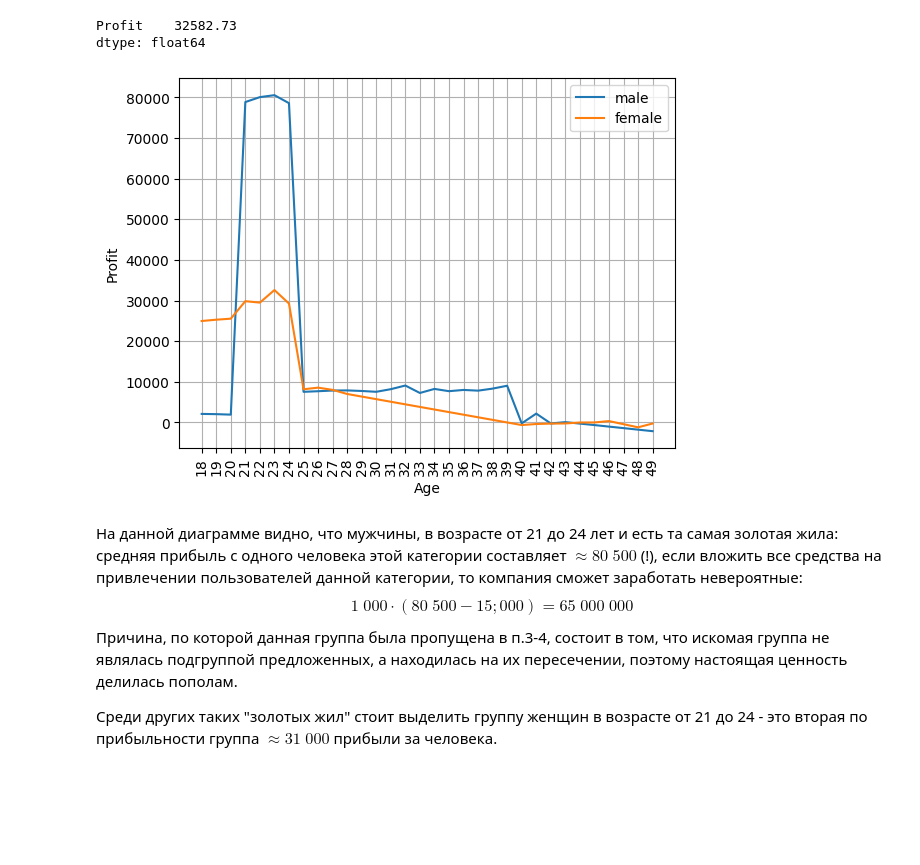
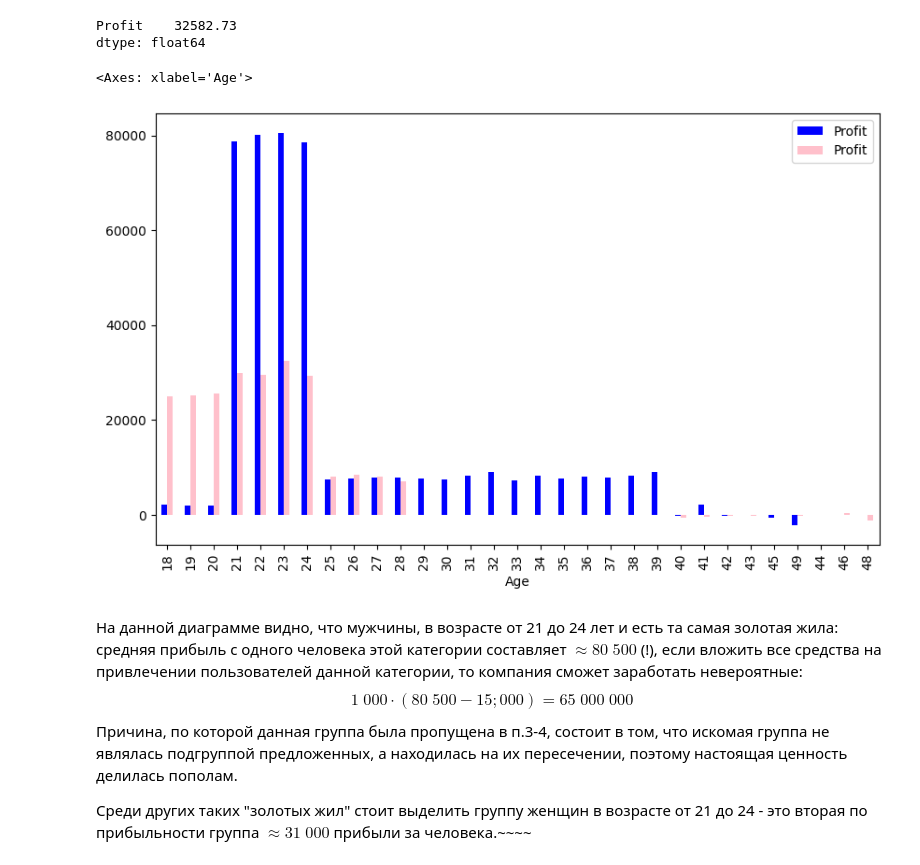
Before and after one commit to a1pha-dev/Cases-Math-Stats-Intro, a Jupyter notebook: src/main.ipynb, the cells around one changed output. Drawn from its saved outputs; the diff is of its cells as text; code cells hidden in the pictures; blank space fills up the shorter version.

```diff
--- a/src/main.ipynb
+++ b/src/main.ipynb
@@ -158,23 +178,14 @@ gold_female_df.max()
 Profit    32582.73
 dtype: float64
 # %%
-# male
-plt.plot(gold_male_df.index, gold_male_df["Profit"], label="male")
-
-# female
-plt.plot(gold_female_df.index, gold_female_df["Profit"], label="female")
-
-plt.grid(visible=True, which='both')
-plt.xticks(range(18, 50), rotation=90)
-plt.yticks(range(0, 85_000, 10_000))
-plt.xlabel("Age")
-plt.ylabel("Profit")
-plt.legend()
-plt.show()
+gold_df = pd.concat([gold_male_df, gold_female_df], axis=1
+                    ).rename(columns={1: "male", 2: "female"}).fillna(0)
+gold_df.plot(kind='bar', figsize=(10, 6), color=['blue', 'pink'])
 # %% [output]
+<Axes: xlabel='Age'>
-[figure, old version]
+[figure, new version]
 # %% [markdown]
 На данной диаграмме видно, что мужчины, в возрасте от 21 до 24 лет и есть та самая золотая жила: средняя прибыль с одного человека этой категории составляет $\approx 80\;500$ (!), если вложить все средства на привлечении пользователей данной категории, то компания сможет заработать невероятные: $$1\;000 \cdot(80\;500-15;000)=\boxed{65\;000\;000}$$
 Причина, по которой данная группа была пропущена в п.3-4, состоит в том, что искомая группа не являлась подгруппой предложенных, а находилась на их пересечении, поэтому настоящая ценность делилась пополам.
 
-Среди других таких "золотых жил" стоит выделить группу женщин в возрасте от 21 до 24 - это вторая по прибыльности группа $\approx 31\;000$ прибыли за человека.
+Среди других таких "золотых жил" стоит выделить группу женщин в возрасте от 21 до 24 - это вторая по прибыльности группа $\approx 31\;000$ прибыли за человека.~~~~
```
Also changed, not shown: parts of 7 cells of this notebook.
